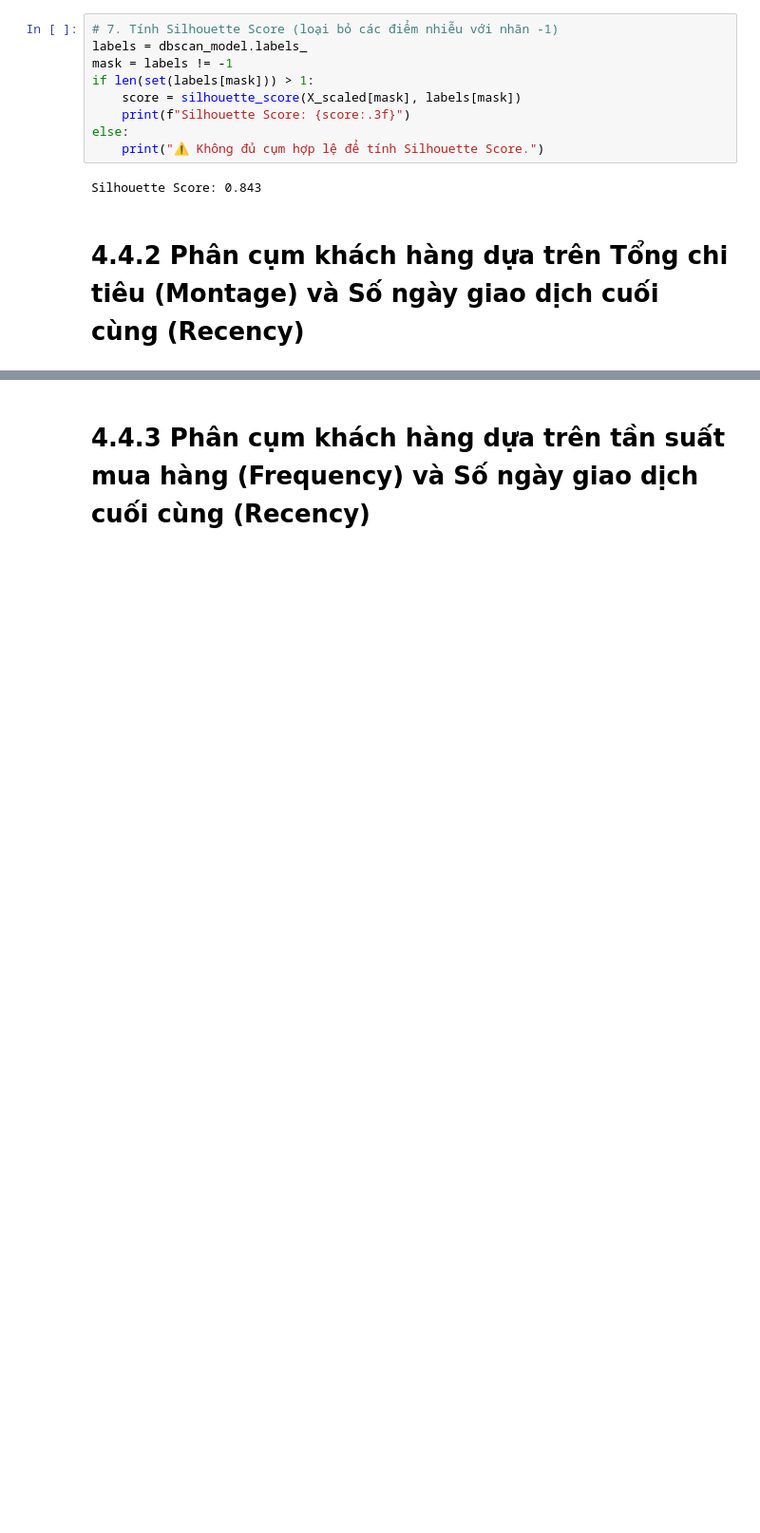
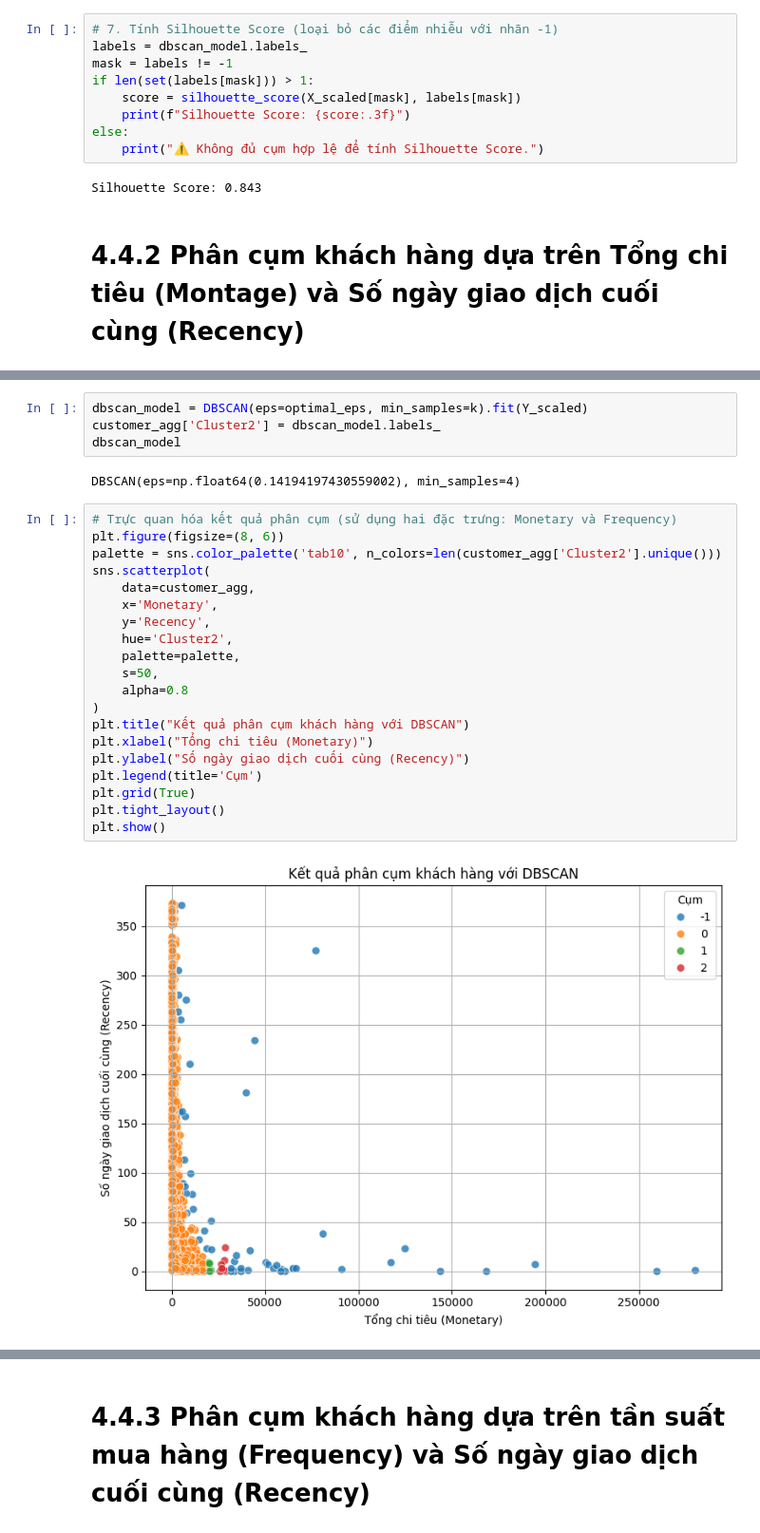
Before and after one commit to AriTannia/KPDL, a Jupyter notebook: Chuong4.ipynb, the cells around one changed output, grey strips where cells are left out. Shown at 95% size. Saved outputs shown, nothing was run; the diff lists cells and outputs as text; blank space fills up the shorter version.

```diff
--- a/Chuong4.ipynb
+++ b/Chuong4.ipynb
@@ -181,0 +231,28 @@ Silhouette Score: 0.843
+# %%
+dbscan_model = DBSCAN(eps=optimal_eps, min_samples=k).fit(Y_scaled)
+customer_agg['Cluster2'] = dbscan_model.labels_
+dbscan_model
+# %% [output]
+DBSCAN(eps=np.float64(0.14194197430559002), min_samples=4)
+# %%
+# Trực quan hóa kết quả phân cụm (sử dụng hai đặc trưng: Monetary và Frequency)
+plt.figure(figsize=(8, 6))
+palette = sns.color_palette('tab10', n_colors=len(customer_agg['Cluster2'].unique()))
+sns.scatterplot(
+    data=customer_agg,
+    x='Monetary',
+    y='Recency',
+    hue='Cluster2',
+    palette=palette,
+    s=50,
+    alpha=0.8
+)
+plt.title("Kết quả phân cụm khách hàng với DBSCAN")
+plt.xlabel("Tổng chi tiêu (Monetary)")
+plt.ylabel("Số ngày giao dịch cuối cùng (Recency)")
+plt.legend(title='Cụm')
+plt.grid(True)
+plt.tight_layout()
+plt.show()
+# %% [output]
+[figure, added]
```
Also changed, not shown: parts of 2 cells of this notebook, 1 other file.
